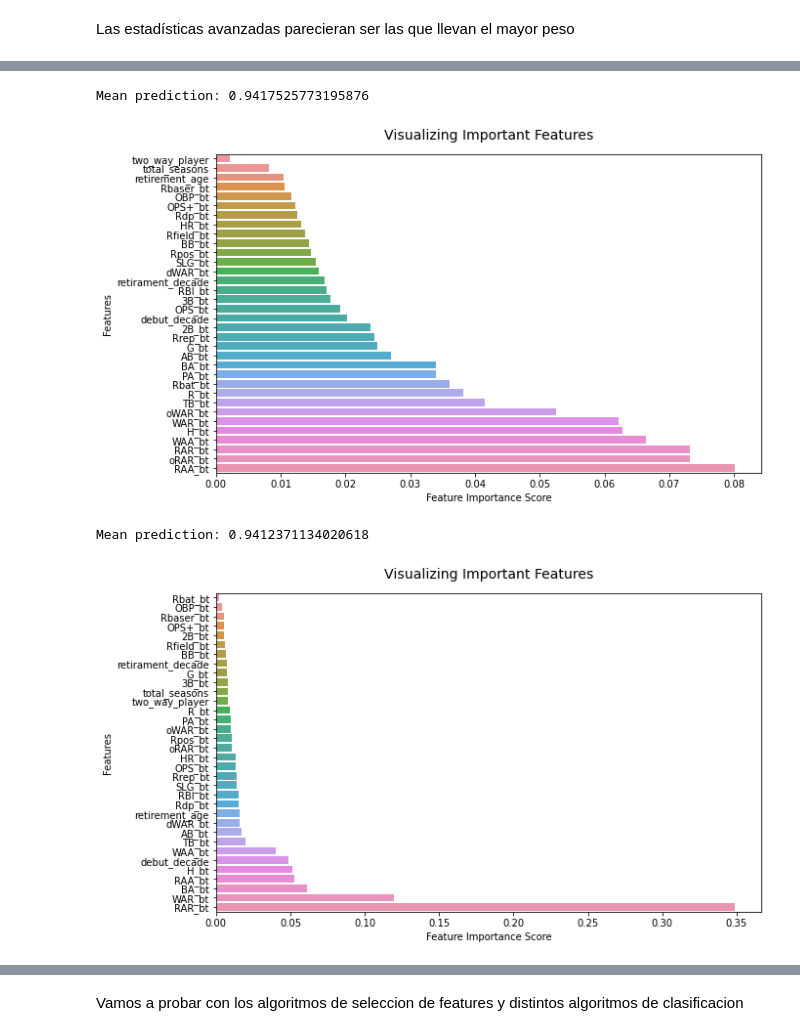
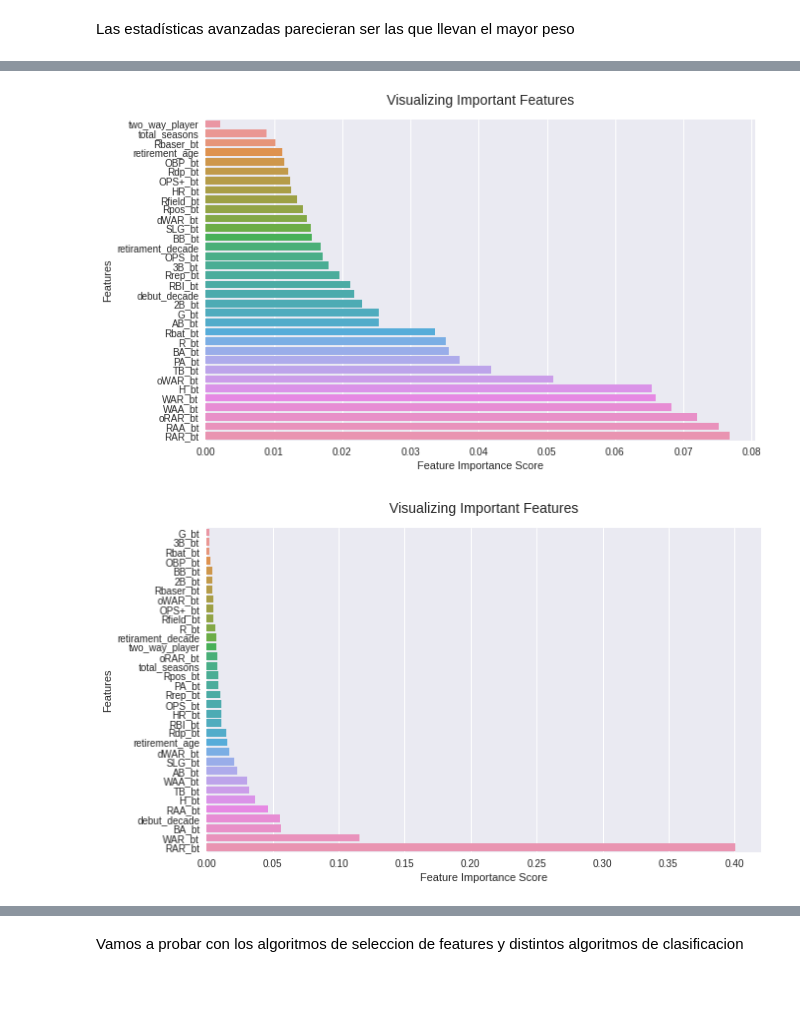
Before and after one commit to abel1927/DJ-MLB-Hall-Fame, a Jupyter notebook: Models/model_feature_selection.ipynb, the cells around one changed output, grey strips where cells are left out. Cells and saved outputs as stored; diff of their text form; code cells hidden in the pictures; blank space fills up the shorter version.

```diff
--- a/Models/model_feature_selection.ipynb
+++ b/Models/model_feature_selection.ipynb
@@ -311,5 +311,5 @@ El resultado CK promediado es 0.6878
 # %%
-dte3_clf = DecisionTreeClassifier(criterion='entropy', max_depth=4)
+dte3_clf = DecisionTreeClassifier(criterion='entropy', max_depth=3)
 dte3_metric = train_with_cv(dte3_clf, X, y)
 learning_curves_describe(dte3_clf,X,y)
 # %% [output]
@@ -409,0 +410,4 @@ El resultado CK promediado es 0.5860
+# %%
+gb_clf = GradientBoostingClassifier(n_estimators=100, max_depth=3)
+gb_metric = train_with_cv(gb_clf, X, y)
+learning_curves_describe(gb_clf,X,y)
@@ -472,12 +477,10 @@ Mean prediction: 0.9390463917525773
 # %%
 rf100_clf = RandomForestClassifier(criterion='entropy', n_estimators = 100, random_state = 42)
-plot_feature_importance(clasifier_ft_importance_experiments(rf50_clf,X,np.ravel(y),0.7,20).sort_values())
+plot_feature_importance(clasifier_ft_importance_experiments(rf50_clf,X,y).sort_values())
 # %% [output]
-Mean prediction: 0.9417525773195876
-[figure, old version]
+[figure, new version]
 # %%
 gb_clf = GradientBoostingClassifier(n_estimators=200)
-plot_feature_importance(clasifier_ft_importance_experiments(gb_clf,X,np.ravel(y),0.7,20).sort_values())
+plot_feature_importance(clasifier_ft_importance_experiments(gb_clf,X,y).sort_values())
 # %% [output]
-Mean prediction: 0.9412371134020618
-[figure, old version]
+[figure, new version]
```
Also changed, not shown: parts of 45 cells of this notebook, 3 other files.
